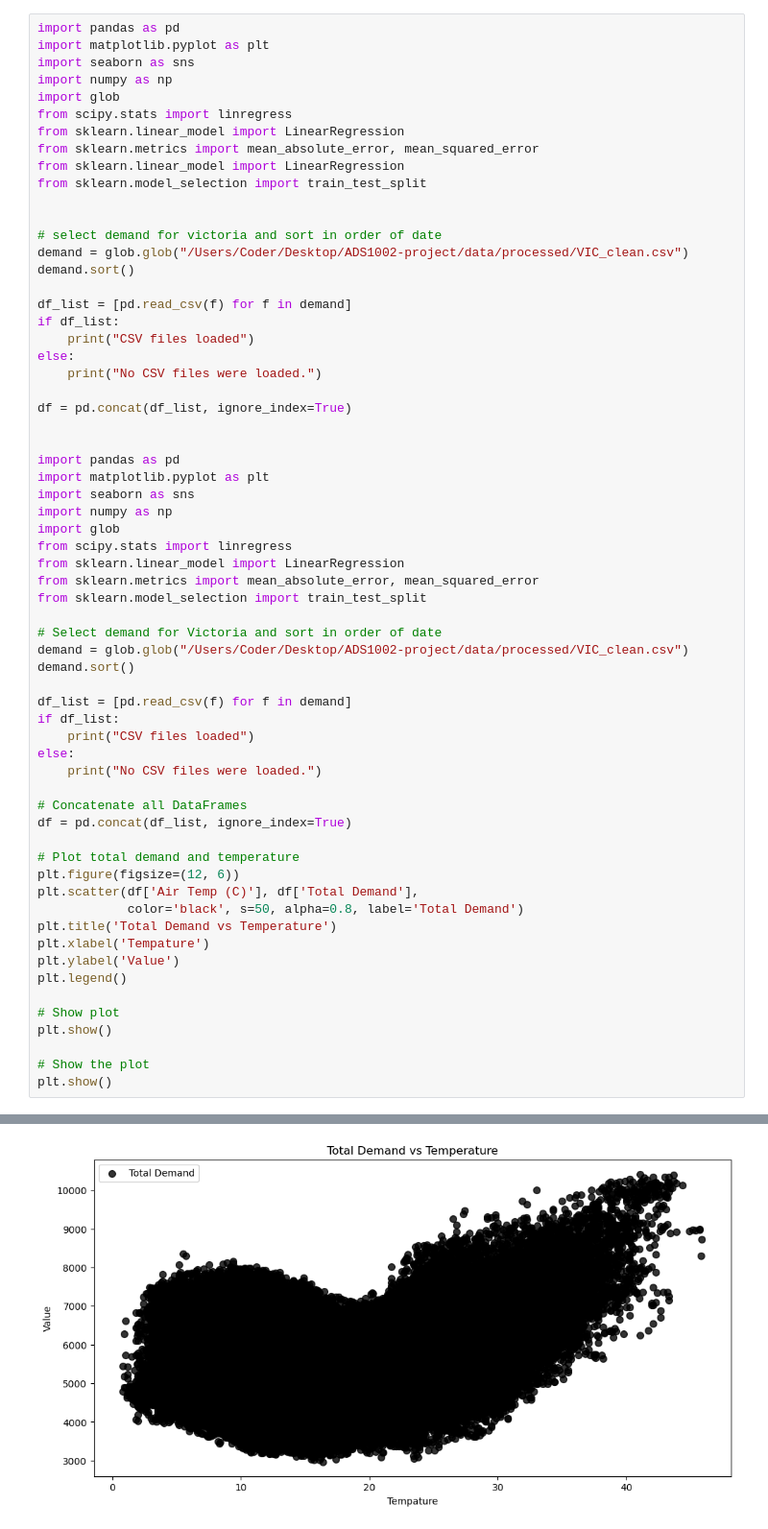
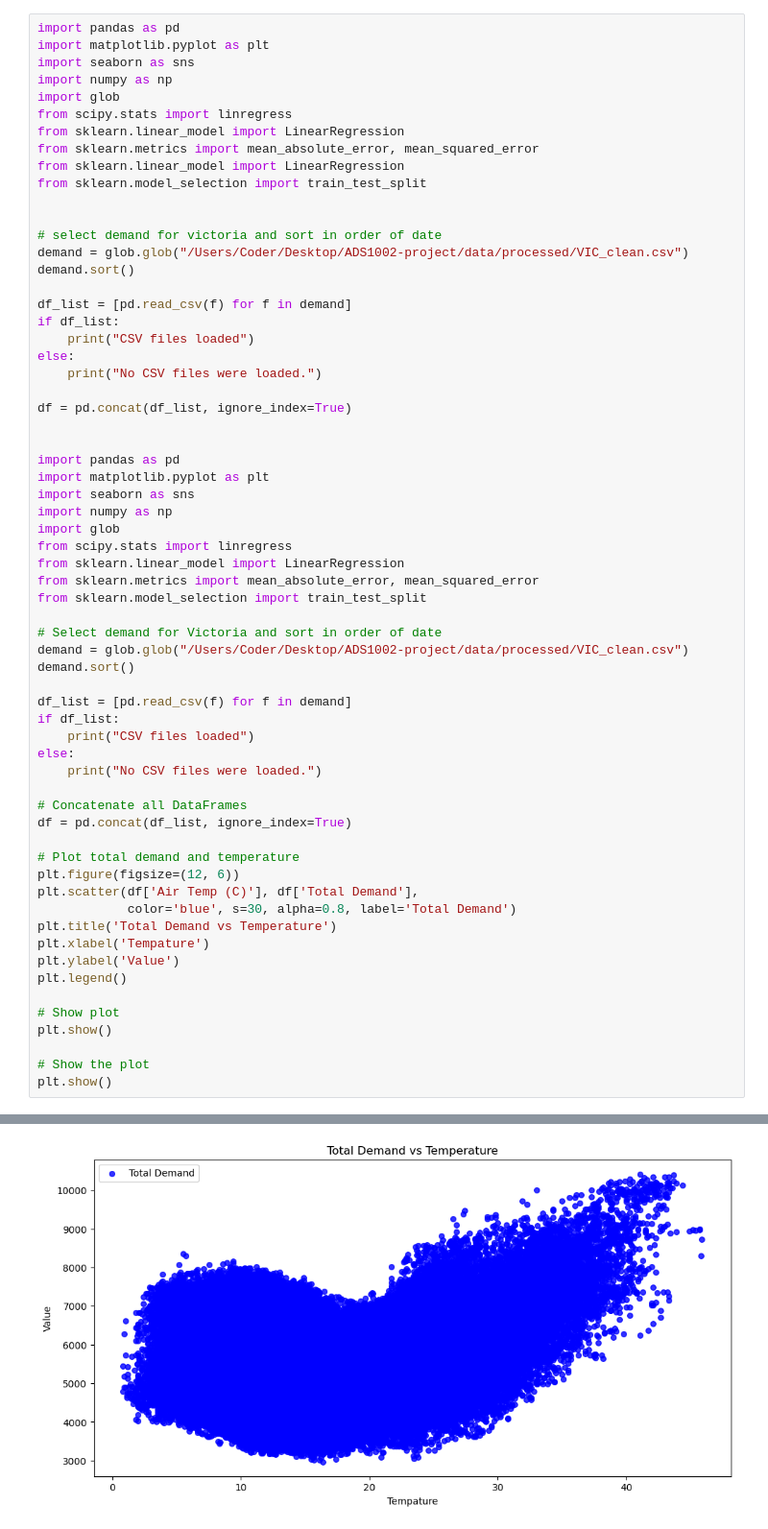
Before and after one commit to harjask-7/ADS1002-project, a Jupyter notebook: notebooks/tymon/temp(VIC).ipynb, the cells around one changed output, grey strips where cells are left out. Shown at 96% size. Drawn from its saved outputs; the diff is of its cells as text.

```diff
--- a/notebooks/tymon/temp(VIC).ipynb
+++ b/notebooks/tymon/temp(VIC).ipynb
@@ -36,32 +36,32 @@ from sklearn.model_selection import train_test_split
 
 # Select demand for Victoria and sort in order of date
 demand = glob.glob("/Users/Coder/Desktop/ADS1002-project/data/processed/VIC_clean.csv")
 demand.sort()
 
 df_list = [pd.read_csv(f) for f in demand]
 if df_list:
     print("CSV files loaded")
 else:
     print("No CSV files were loaded.")
 
 # Concatenate all DataFrames
 df = pd.concat(df_list, ignore_index=True)
 
 # Plot total demand and temperature
 plt.figure(figsize=(12, 6))
 plt.scatter(df['Air Temp (C)'], df['Total Demand'],
-            color='black', s=50, alpha=0.8, label='Total Demand')
+            color='blue', s=30, alpha=0.8, label='Total Demand')
 plt.title('Total Demand vs Temperature')
 plt.xlabel('Tempature')
 plt.ylabel('Value')
 plt.legend()
 
 # Show plot
 plt.show()
 
 # Show the plot
 plt.show()
 # %% [output]
 CSV files loaded
 CSV files loaded
-[figure, old version]
+[figure, new version]
```
Also changed, not shown: 11 other files.
